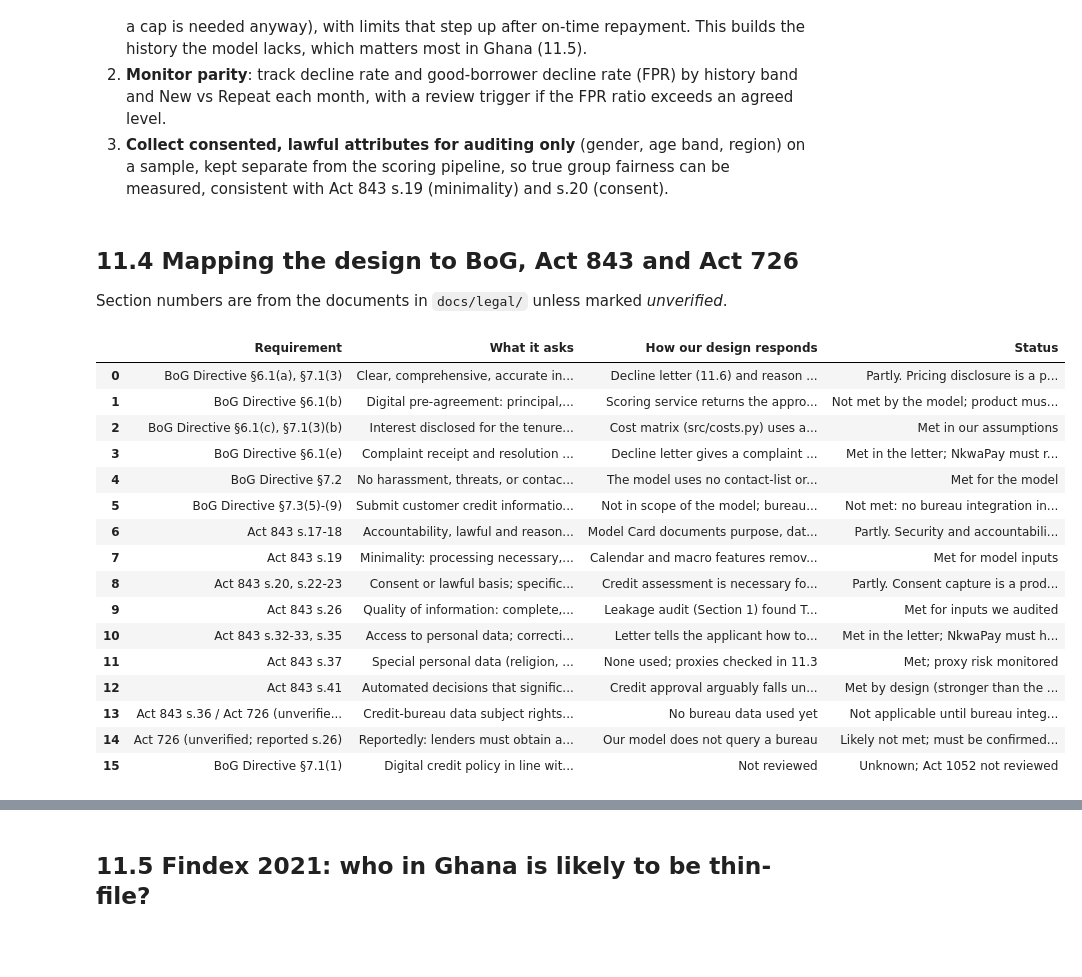
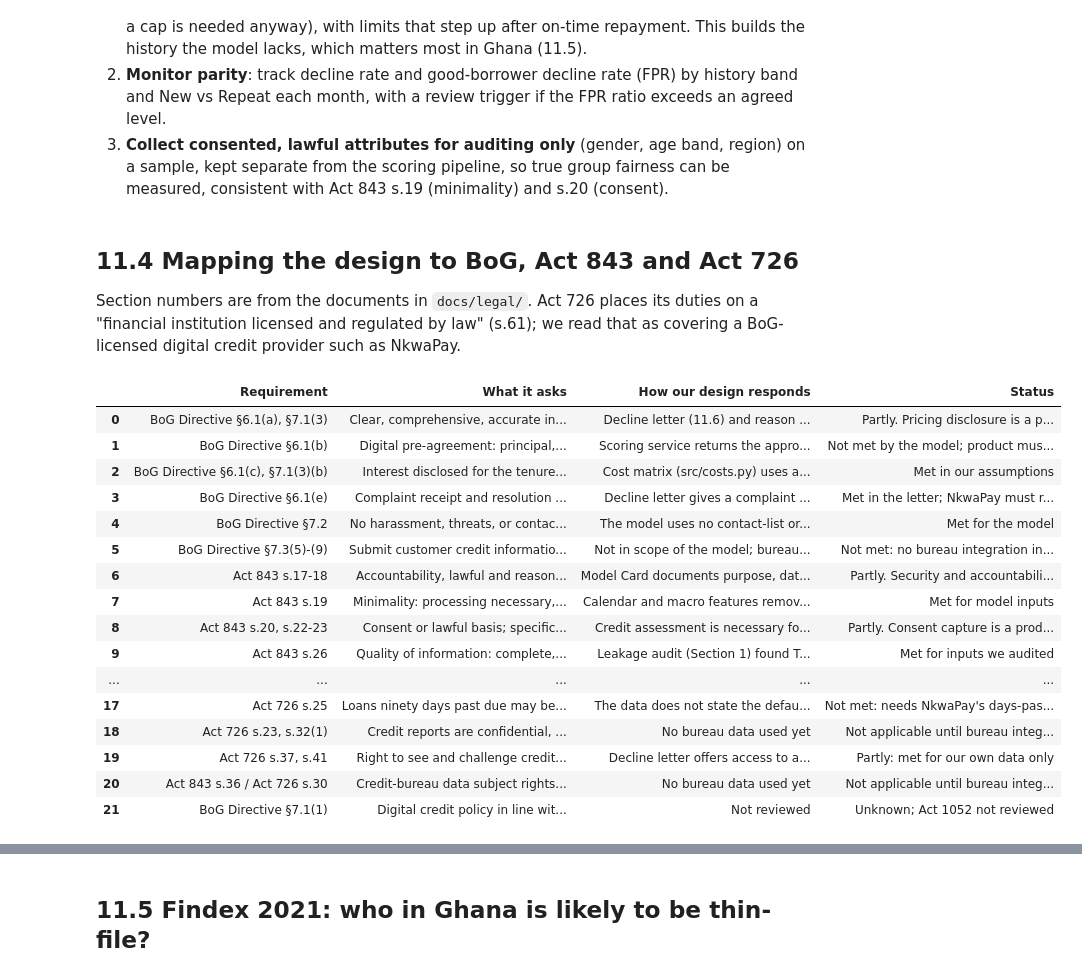
Before and after one commit to ASU-MICS-2028/mle-group-3-prosit-2, a Jupyter notebook: notebooks/11_ethics_regulation.ipynb, the cells around one changed output, grey strips where cells are left out. Saved outputs shown, nothing was run; the diff lists cells and outputs as text; code cells hidden in the pictures; blank space fills up the shorter version.

Commit message:
Act 726: map the design to the Act's text (bureau search s.26(4), consent, reporting) and add the PDF

```diff
--- a/notebooks/11_ethics_regulation.ipynb
+++ b/notebooks/11_ethics_regulation.ipynb
@@ -128,45 +128,51 @@ summary.round(3)
 # %% [markdown]
 ## 11.4 Mapping the design to BoG, Act 843 and Act 726
 
-Section numbers are from the documents in `docs/legal/` unless marked *unverified*.
+Section numbers are from the documents in `docs/legal/`. Act 726 places its duties on a "financial institution licensed and regulated by law" (s.61); we read that as covering a BoG-licensed digital credit provider such as NkwaPay.
 # %%
 mapping = pd.DataFrame([
     ("BoG Directive §6.1(a), §7.1(3)", "Clear, comprehensive, accurate information; disclose charges, interest, total cost of credit, due date", "Decline letter (11.6) and reason codes state the decision and its main factors in plain language; the cost model uses disclosed flat, non-compounded pricing", "Partly. Pricing disclosure is a product task outside the model"),
     ("BoG Directive §6.1(b)", "Digital pre-agreement: principal, disbursement schedule, cost of default, fees, insurance", "Scoring service returns the approved limit; pre-agreement content is outside the model", "Not met by the model; product must supply it"),
     ("BoG Directive §6.1(c), §7.1(3)(b)", "Interest disclosed for the tenure, not compounded", "Cost matrix (src/costs.py) uses a flat fee rate; no compounding", "Met in our assumptions"),
     ("BoG Directive §6.1(e)", "Complaint receipt and resolution within twenty days", "Decline letter gives a complaint channel and the 20-day commitment", "Met in the letter; NkwaPay must run the process"),
     ("BoG Directive §7.2", "No harassment, threats, or contacting a customer's contacts during collection", "The model uses no contact-list or social data, and recovery assumptions do not rely on such tactics", "Met for the model"),
     ("BoG Directive §7.3(5)-(9)", "Submit customer credit information to licensed bureaus daily, with prior customer consent", "Not in scope of the model; bureau data is recommended as a future feature (Part C)", "Not met: no bureau integration in our system"),
     ("Act 843 s.17-18", "Accountability, lawful and reasonable processing, purpose specification, openness, security, participation", "Model Card documents purpose, data and limits; features are restricted to loan application and repayment records", "Partly. Security and accountability processes are organisational"),
     ("Act 843 s.19", "Minimality: processing necessary, relevant and not excessive", "Calendar and macro features removed (no predictive value); leaky columns dropped; no special or social data used", "Met for model inputs"),
     ("Act 843 s.20, s.22-23", "Consent or lawful basis; specific purpose; data subject made aware", "Credit assessment is necessary for the contract (s.20(1)(a)); notice of purpose is in the letter", "Partly. Consent capture is a product task"),
     ("Act 843 s.26", "Quality of information: complete, accurate, up to date", "Leakage audit (Section 1) found Total_Amount_to_Repay updated after default; excluded", "Met for inputs we audited"),
     ("Act 843 s.32-33, s.35", "Access to personal data; correction of inaccurate data", "Letter tells the applicant how to request their data and correct errors; reason codes show which records drove the decision", "Met in the letter; NkwaPay must handle requests"),
     ("Act 843 s.37", "Special personal data (religion, ethnicity, race, health, politics, etc.) not processed", "None used; proxies checked in 11.3", "Met; proxy risk monitored"),
     ("Act 843 s.41", "Automated decisions that significantly affect a person: notify, and reconsider on request within 21 days; s.41(4)(a)-(b) exempts decisions about entering into a contract", "Credit approval arguably falls under the contract exemption, but we design as if s.41 applies: the letter notifies the automated basis and offers human reconsideration within 21 days", "Met by design (stronger than the minimum)"),
-    ("Act 843 s.36 / Act 726 (unverified sections)", "Credit-bureau data subject rights; retention under Act 726 s.30 (as cited in Act 843 s.36)", "No bureau data used yet", "Not applicable until bureau integration; text of Act 726 not reviewed"),
-    ("Act 726 (unverified; reported s.26)", "Reportedly: lenders must obtain a credit report before granting credit", "Our model does not query a bureau", "Likely not met; must be confirmed against the Act's text"),
+    ("Act 726 s.26(4)", "Search the applicant's credit record at one or more licensed credit bureaus before deciding to grant or refuse credit", "The scorer uses NkwaPay's own loan records only and does not query a bureau", "Not met: a bureau search must happen before the score is used for a decision"),
+    ("Act 726 s.26(1)-(2), (6)-(8), s.35", "Written borrower consent before credit information goes to a bureau, requested on application forms and loan agreements and not induced; consent records kept for at least ten years", "Outside the model; the scoring service needs no consent field", "Not met by the model; consent capture and storage are product tasks"),
+    ("Act 726 s.24(1)-(3)", "Submit loan details to a licensed bureau within 72 hours of the credit agreement, and repayment status monthly", "No bureau reporting in our system (BoG Directive §7.3 asks for daily submission)", "Not met: no bureau integration in our system"),
+    ("Act 726 s.24(4)", "Do not require a borrower's race, ethnic origin, political, religious or union affiliation", "None of these is collected or used (Section 11.3 checks proxies)", "Met"),
+    ("Act 726 s.25", "Loans ninety days past due may be reported without consent only if the debt is undisputed, no satisfactory repayment proposal was made and 28 days' notice was given", "The data does not state the default rule (Section 1), so we cannot say which of our defaults would be reportable", "Not met: needs NkwaPay's days-past-due definition"),
+    ("Act 726 s.23, s.32(1)", "Credit reports are confidential, used only to evaluate credit risk, obtained with the subject's written consent and shown to the subject on request", "No bureau data used yet", "Not applicable until bureau integration"),
+    ("Act 726 s.37, s.41", "Right to see and challenge credit information held about you; court action for harm from inaccurate information", "Decline letter offers access to and correction of the data NkwaPay holds; bureau-held records are outside our system", "Partly: met for our own data only"),
+    ("Act 843 s.36 / Act 726 s.30", "Credit-bureau data subject rights; a bureau keeps credit information for at most six years (ten for a criminal conviction)", "No bureau data used yet", "Not applicable until bureau integration"),
     ("BoG Directive §7.1(1)", "Digital credit policy in line with the Borrowers and Lenders Act 2020 (Act 1052)", "Not reviewed", "Unknown; Act 1052 not reviewed"),
 ], columns=["Requirement", "What it asks", "How our design responds", "Status"])
 mapping.to_csv(FIGURES.parent / "11_regulatory_mapping.csv", index=False)
 pd.set_option("display.max_colwidth", 200); mapping
 # %% [output]
 |  | Requirement | What it asks | How our design responds | Status |
 | 0 | BoG Directive §6.1(a), §7.1(3) | Clear, comprehensive, accurate in... | Decline letter (11.6) and reason ... | Partly. Pricing disclosure is a p... |
 | 1 | BoG Directive §6.1(b) | Digital pre-agreement: principal,... | Scoring service returns the appro... | Not met by the model; product mus... |
 | 2 | BoG Directive §6.1(c), §7.1(3)(b) | Interest disclosed for the tenure... | Cost matrix (src/costs.py) uses a... | Met in our assumptions |
 | 3 | BoG Directive §6.1(e) | Complaint receipt and resolution ... | Decline letter gives a complaint ... | Met in the letter; NkwaPay must r... |
 | 4 | BoG Directive §7.2 | No harassment, threats, or contac... | The model uses no contact-list or... | Met for the model |
 | 5 | BoG Directive §7.3(5)-(9) | Submit customer credit informatio... | Not in scope of the model; bureau... | Not met: no bureau integration in... |
 | 6 | Act 843 s.17-18 | Accountability, lawful and reason... | Model Card documents purpose, dat... | Partly. Security and accountabili... |
 | 7 | Act 843 s.19 | Minimality: processing necessary,... | Calendar and macro features remov... | Met for model inputs |
 | 8 | Act 843 s.20, s.22-23 | Consent or lawful basis; specific... | Credit assessment is necessary fo... | Partly. Consent capture is a prod... |
 | 9 | Act 843 s.26 | Quality of information: complete,... | Leakage audit (Section 1) found T... | Met for inputs we audited |
-| 10 | Act 843 s.32-33, s.35 | Access to personal data; correcti... | Letter tells the applicant how to... | Met in the letter; NkwaPay must h... |
-| 11 | Act 843 s.37 | Special personal data (religion, ... | None used; proxies checked in 11.3 | Met; proxy risk monitored |
-| 12 | Act 843 s.41 | Automated decisions that signific... | Credit approval arguably falls un... | Met by design (stronger than the ... |
-| 13 | Act 843 s.36 / Act 726 (unverifie... | Credit-bureau data subject rights... | No bureau data used yet | Not applicable until bureau integ... |
-| 14 | Act 726 (unverified; reported s.26) | Reportedly: lenders must obtain a... | Our model does not query a bureau | Likely not met; must be confirmed... |
-| 15 | BoG Directive §7.1(1) | Digital credit policy in line wit... | Not reviewed | Unknown; Act 1052 not reviewed |
+| ... | ... | ... | ... | ... |
+| 17 | Act 726 s.25 | Loans ninety days past due may be... | The data does not state the defau... | Not met: needs NkwaPay's days-pas... |
+| 18 | Act 726 s.23, s.32(1) | Credit reports are confidential, ... | No bureau data used yet | Not applicable until bureau integ... |
+| 19 | Act 726 s.37, s.41 | Right to see and challenge credit... | Decline letter offers access to a... | Partly: met for our own data only |
+| 20 | Act 843 s.36 / Act 726 s.30 | Credit-bureau data subject rights... | No bureau data used yet | Not applicable until bureau integ... |
+| 21 | BoG Directive §7.1(1) | Digital credit policy in line wit... | Not reviewed | Unknown; Act 1052 not reviewed |
 # %% [markdown]
 **What we cannot meet with the model alone.**
```
Also changed, not shown: parts of 3 cells of this notebook, 3 other files.
